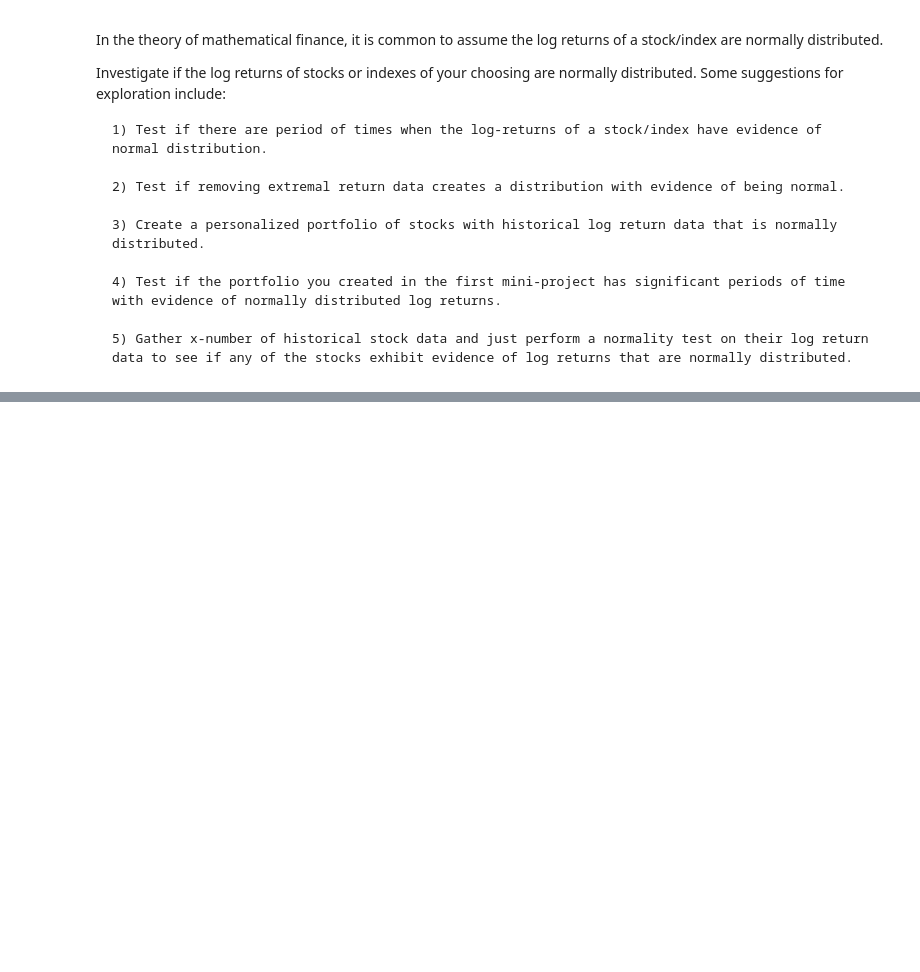
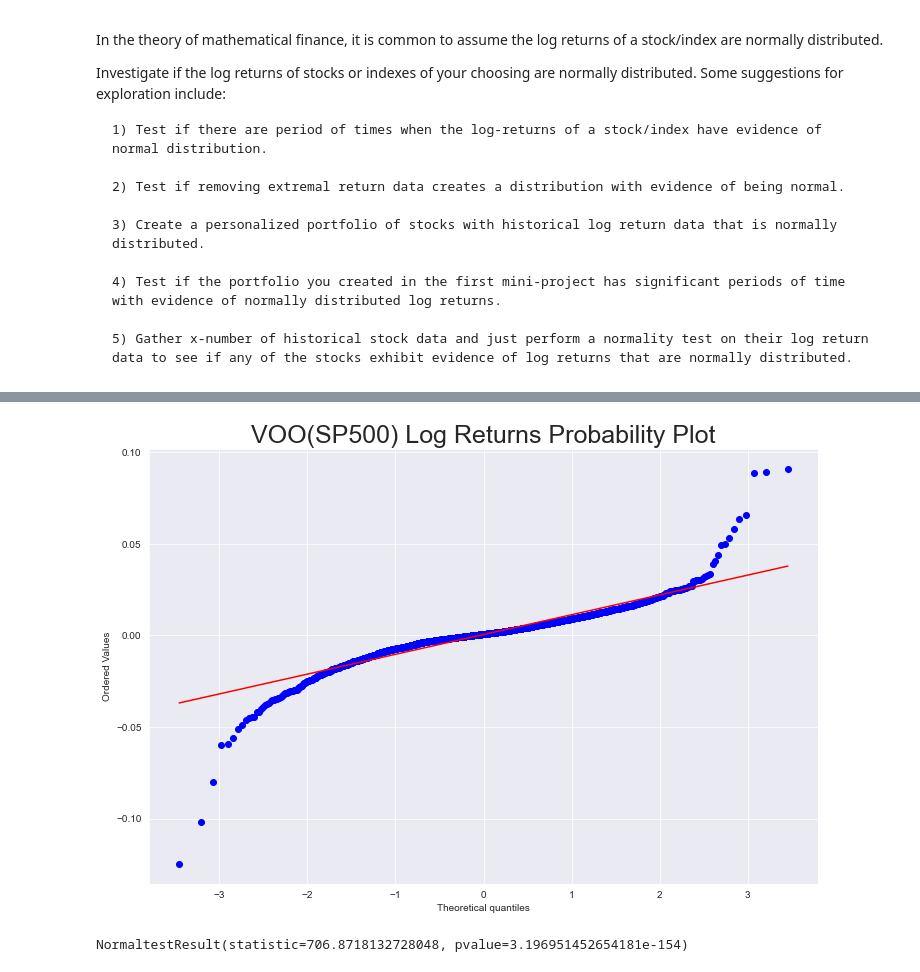
Before and after one commit to ytqing/Erdos-Institute-Quant-Finance-Mini-Projects, a Jupyter notebook: Mini Project 2.ipynb, the cells around one changed output, grey strips where cells are left out. Saved outputs shown, nothing was run; the diff lists cells and outputs as text; code cells hidden in the pictures; blank space fills up the shorter version.

```diff
--- a/Mini Project 2.ipynb
+++ b/Mini Project 2.ipynb
@@ -24,0 +63,14 @@ Investigate if the log returns of stocks or indexes of your choosing are normall
+# %%
+daily_returns = np.log(stock['Close']/stock['Close'].shift(1))
+daily_returns = daily_returns.dropna()
+# %%
+voo_daily_returns = daily_returns['VOO']
+plt.figure(figsize=(12, 8))
+stats.probplot(voo_daily_returns, dist="norm", plot=plt)
+plt.title("VOO(SP500) Log Returns Probability Plot", fontsize=25)
+plt.grid(True)
+plt.show()
+stats.normaltest(voo_daily_returns)
+# %% [output]
+[figure, added]
+NormaltestResult(statistic=706.8718132728048, pvalue=3.196951452654181e-154)
```
Also changed, not shown: parts of 23 cells of this notebook, 3 other files.
